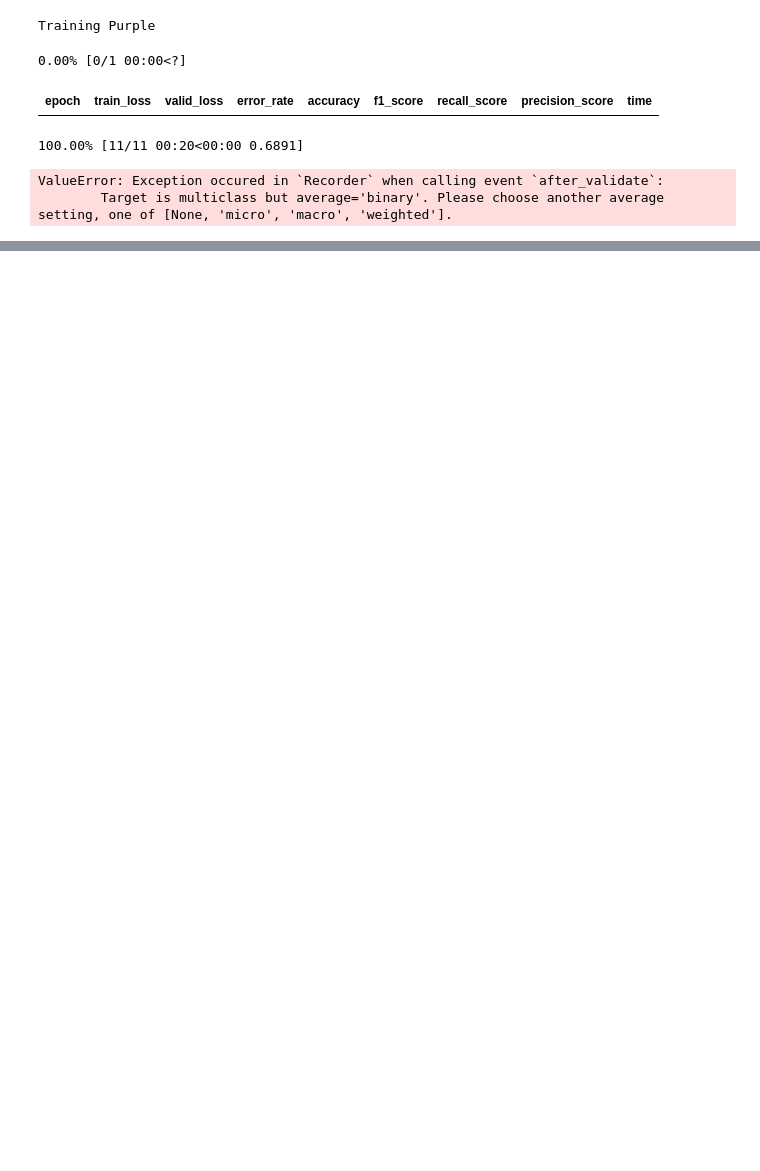
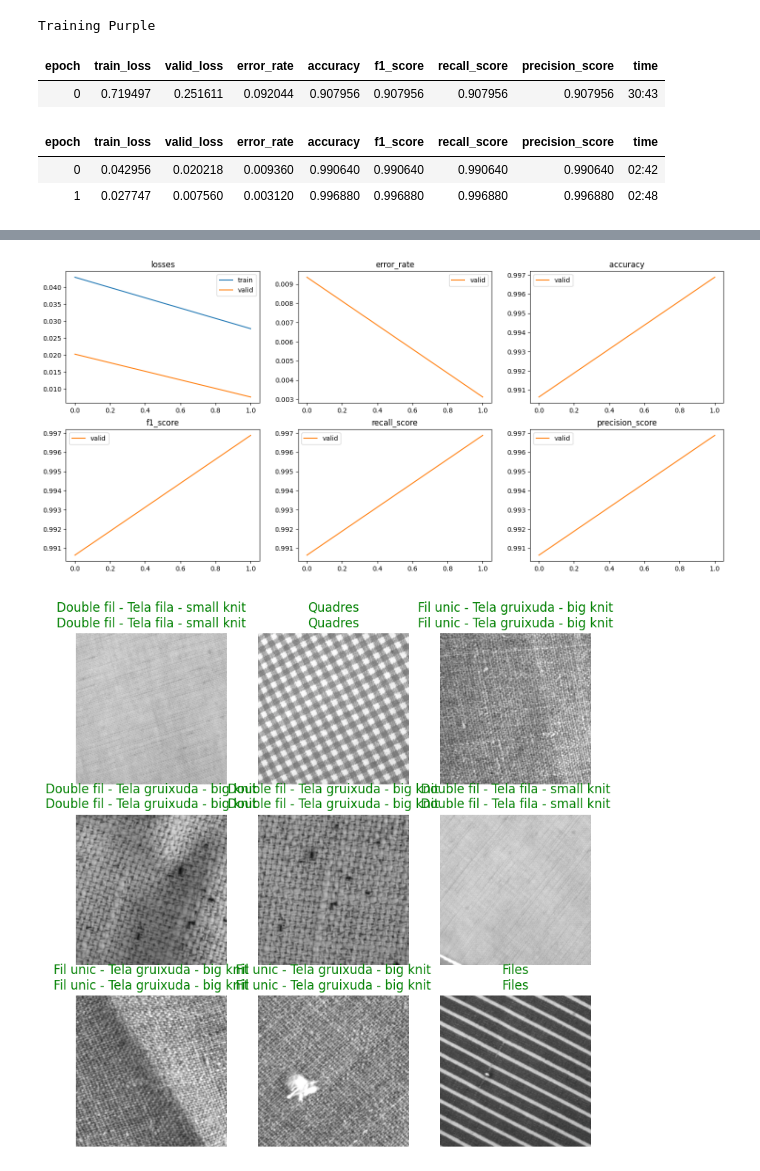
Before and after one commit to josalhor/hackeps-eurecat-2022, a Jupyter notebook: train_purple.ipynb, the cells around one changed output, grey strips where cells are left out. Cells and saved outputs as stored; diff of their text form; code cells hidden in the pictures; blank space fills up the shorter version.

```diff
--- a/train_purple.ipynb
+++ b/train_purple.ipynb
@@ -43,22 +43,22 @@ def plot_metrics(name, self: Recorder, nrows=None, ncols=None, figsize=None, **k
 # %%
 def description_label(f):
     return description_map[f].description
+path = Path('A/A/A1')
 # %%
 def train(name, label_fn):
     print('Training', name)
     dls = ImageDataLoaders.from_name_func(path, A1_input, label_fn, item_tfms=Resize(224))
-    learn = vision_learner(dls, resnet34, metrics=[error_rate, accuracy, F1Score(average='micro'), Recall(average='micro'), Precision(average='micro')])
-    learn.fine_tune(10)
+    learn = vision_learner(dls, resnet18, metrics=[error_rate, accuracy, F1Score(average='micro'), Recall(average='micro'), Precision(average='micro')])
+    learn.fine_tune(2)
     plot_metrics(name, learn.recorder)
     learn.show_results()
-    learn.export(name)
     return learn
 # %%
-train('Purple', description_label)
+learn = train('Purple', description_label)
 # %% [output]
 Training Purple
-0.00% [0/1 00:00<?]
 | epoch | train_loss | valid_loss | error_rate | accuracy | f1_score | recall_score | precision_score | time |
+| 0 | 0.719497 | 0.251611 | 0.092044 | 0.907956 | 0.907956 | 0.907956 | 0.907956 | 30:43 |
-100.00% [11/11 00:20<00:00 0.6891]
-ValueError: Exception occured in `Recorder` when calling event `after_validate`:
-        Target is multiclass but average='binary'. Please choose another average setting, one of [None, 'micro', 'macro', 'weighted'].
+| epoch | train_loss | valid_loss | error_rate | accuracy | f1_score | recall_score | precision_score | time |
+| 0 | 0.042956 | 0.020218 | 0.009360 | 0.990640 | 0.990640 | 0.990640 | 0.990640 | 02:42 |
+| 1 | 0.027747 | 0.007560 | 0.003120 | 0.996880 | 0.996880 | 0.996880 | 0.996880 | 02:48 |
@@ -64,0 +66,2 @@ ValueError: Exception occured in `Recorder` when calling event `after_validate`:
+[figure, added]
+[figure, added]
```
Also changed, not shown: parts of 2 cells of this notebook, 16 other files.
